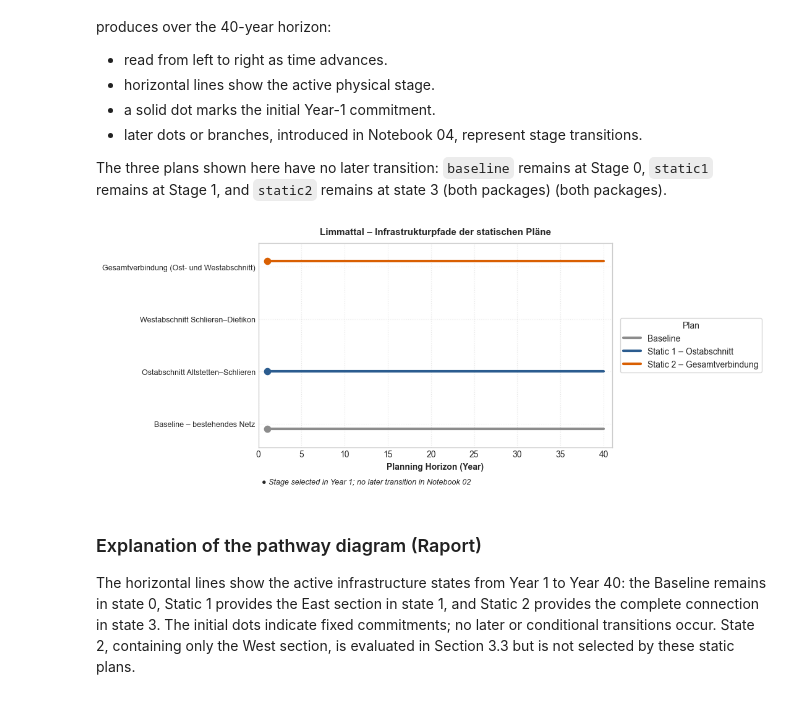
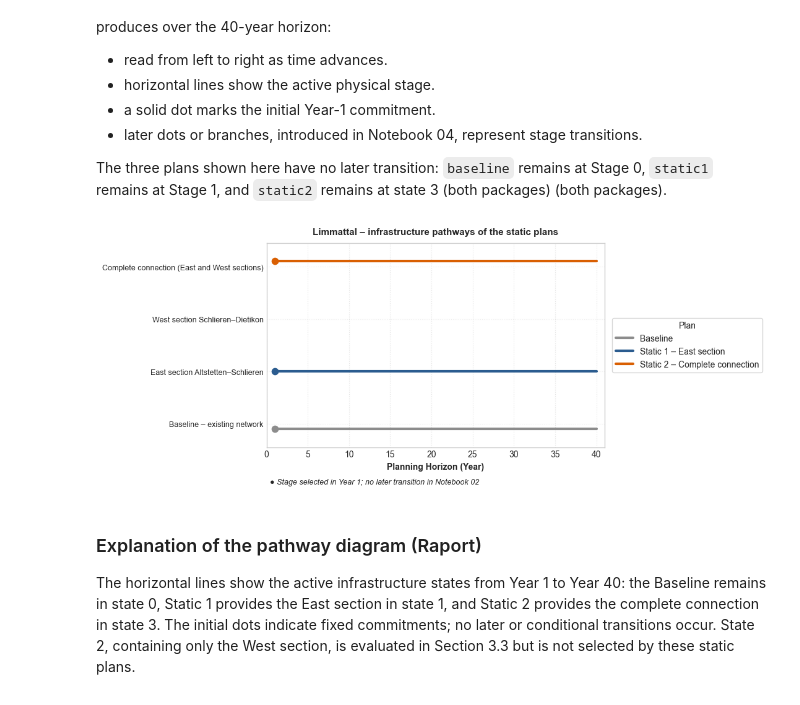
Before and after one commit to dmaure-ETHZ/IP-HS26-MehrSpur-CaseStudy-Domanyi-Londis-Maurer, a Jupyter notebook: notebooks/02_system_modeling.ipynb, the cells around one changed output. Drawn from its saved outputs; the diff is of its cells as text; code cells hidden in the pictures.

```diff
--- a/notebooks/02_system_modeling.ipynb
+++ b/notebooks/02_system_modeling.ipynb
@@ -2883,7 +2883,7 @@ Out[10]: {'table:': PosixPath('/Users/simonedomanyi/Documents/IP-HS26-MehrSpur-C
 # %%
 from additional import transport_display as td
 
-STAGE_DISPLAY_LABELS = {'Stage 1 – East stretch Altstetten–Schlieren': 'Ostabschnitt Altstetten–Schlieren', 'Stage 2 – West stretch Schlieren–Dietikon': 'Westabschnitt Schlieren–Dietikon', 'Both stages – Full route Altstetten–Dietikon': 'Gesamtverbindung (Ost- und Westabschnitt)'}
+STAGE_DISPLAY_LABELS = {'Stage 1 – East stretch Altstetten–Schlieren': 'East section Altstetten–Schlieren', 'Stage 2 – West stretch Schlieren–Dietikon': 'West section Schlieren–Dietikon', 'Both stages – Full route Altstetten–Dietikon': 'Complete connection (East and West sections)'}
 
 # Formats for the absolute result tables.
 _CAR_FORMAT = {
@@ -3103,11 +3103,11 @@ for ax, (mode_label, mode_key) in zip(axes.flat, MODES_3_3.items()):
     for year, offset, color in [(1, -0.18, "#4878b8"), (p.N_YEARS, 0.18, "#e1812c")]:
         values = MODAL_COMPARISON_3_3.query("Modus == @mode_label and Jahr == @year").set_index("Zustand")
         differences = values["Distanzgewichteter Anteil ≥5 km (%)"] - values.loc[0, "Distanzgewichteter Anteil ≥5 km (%)"]
-        ax.bar(np.arange(3) + offset, differences.loc[[1, 2, 3]], width=0.36, color=color, label=f"Jahr {year}")
+        ax.bar(np.arange(3) + offset, differences.loc[[1, 2, 3]], width=0.36, color=color, label=f"Year {year}")
     ax.axhline(0, color="black", linewidth=0.8)
-    ax.set(title=mode_label, xticks=np.arange(3), xticklabels=["Ostabschnitt", "Westabschnitt", "Beide Pakete"], ylabel="Änderung gegenüber Baseline (pp)")
+    ax.set(title={"Auto": "Car", "ÖV": "Public transport", "Velo": "Cycling", "Zu Fuss": "Walking"}[mode_label], xticks=np.arange(3), xticklabels=["East section", "West section", "Complete connection"], ylabel="Change from baseline (percentage points)")
     ax.legend()
-fig.suptitle("Distanzgewichtete Modalanteile ≥5 km: Änderung zur Baseline desselben Jahres")
+fig.suptitle("Distance-weighted modal shares ≥5 km: change from the same-year baseline")
 fig.tight_layout()
 exports.save_outputs("3_3_complete_modal_changes", figure=fig)
 plt.show()
@@ -3391,40 +3391,40 @@ def draw_plan_metromap(
 
     stage_ticks = sorted(ACTIVE_STAGE_SPECS)
     ax.set_yticks(stage_ticks)
-    display_stages = {0: "Baseline – bestehendes Netz", 1: "Ostabschnitt Altstetten–Schlieren", 2: "Westabschnitt Schlieren–Dietikon", 3: "Gesamtverbindung (Ost- und Westabschnitt)"}
+    display_stages = {0: "Baseline – existing network", 1: "East section Altstetten–Schlieren", 2: "West section Schlieren–Dietikon", 3: "Complete connection (East and West sections)"}
     ax.set_yticklabels([display_stages[s] for s in stage_ticks], fontsize=9)
 
     ax.set_xlim(0, horizon + 1)
     ax.set_ylim(min(stage_ticks) - 0.45, max(stage_ticks) + 0.45)
     ax.set_xlabel("Planning Horizon (Year)", fontweight="bold")
-    ax.set_title("Limmattal – Infrastrukturpfade der statischen Pläne", fontweight="bold", fontsize=11, pad=10)
+    ax.set_title("Limmattal – infrastructure pathways of the static plans", fontweight="bold", fontsize=11, pad=10)
 
     ax.grid(axis="x", linestyle=":", alpha=0.5)
     ax.grid(axis="y", linestyle=":", alpha=0.3)
 
     ax.legend(
         loc="center left",
         bbox_to_anchor=(1.01, 0.5),
         title="Plan",
         frameon=True,)
     ax.text(
         0.01,
         -0.18,
         "● Stage selected in Year 1; no later transition in Notebook 02",
         transform=ax.transAxes,
         fontsize=9,
         style="italic",)
 
     plt.tight_layout()
 
     exports.save_outputs("4_2_plan_metromap", figure=fig)
 
     return fig, ax
 
 draw_plan_metromap(PLANS)
 plt.show()
 # %% [output]
-[figure, old version]
+[figure, new version]
 # %% [markdown]
 ### Explanation of the pathway diagram (Raport)
 
```
Also changed, not shown: parts of 5 cells of this notebook, 1 other file.
